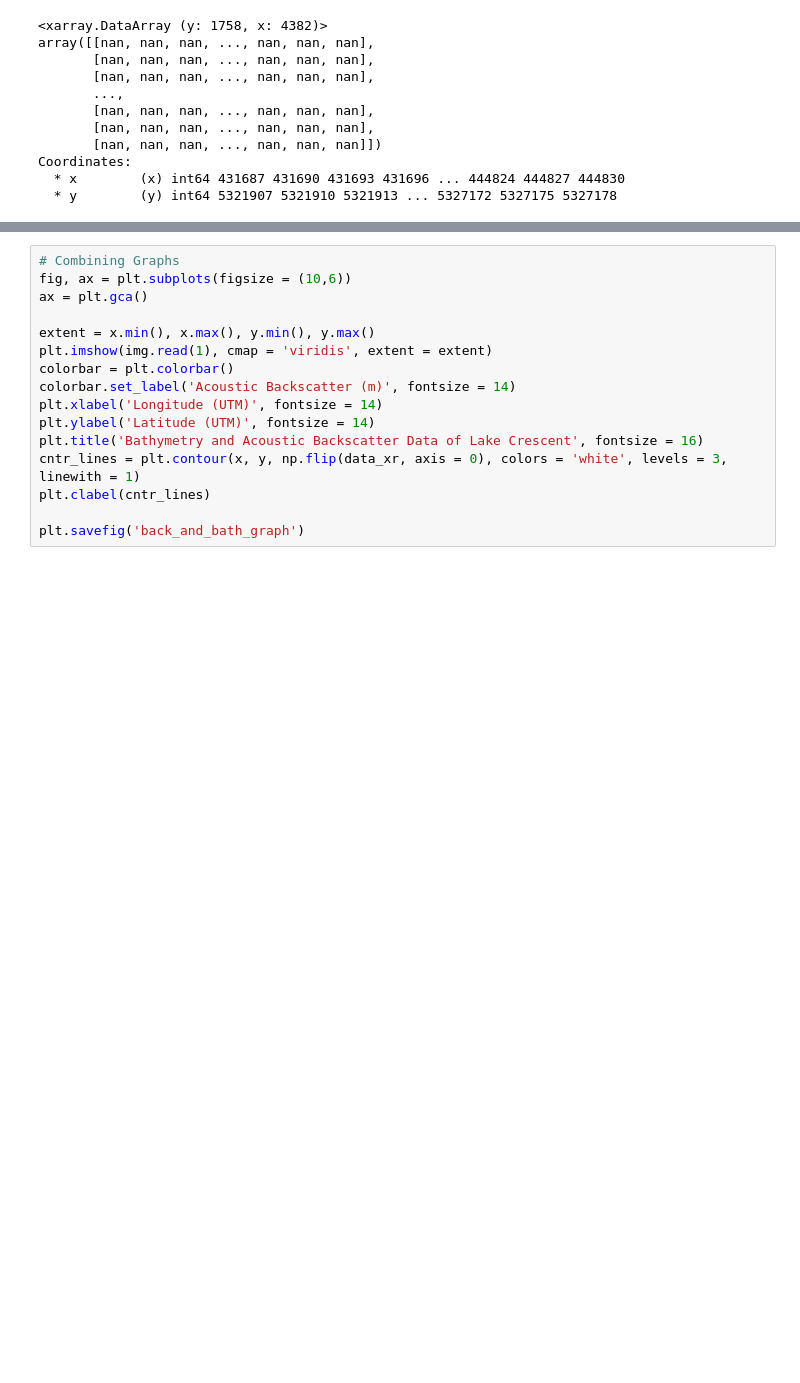
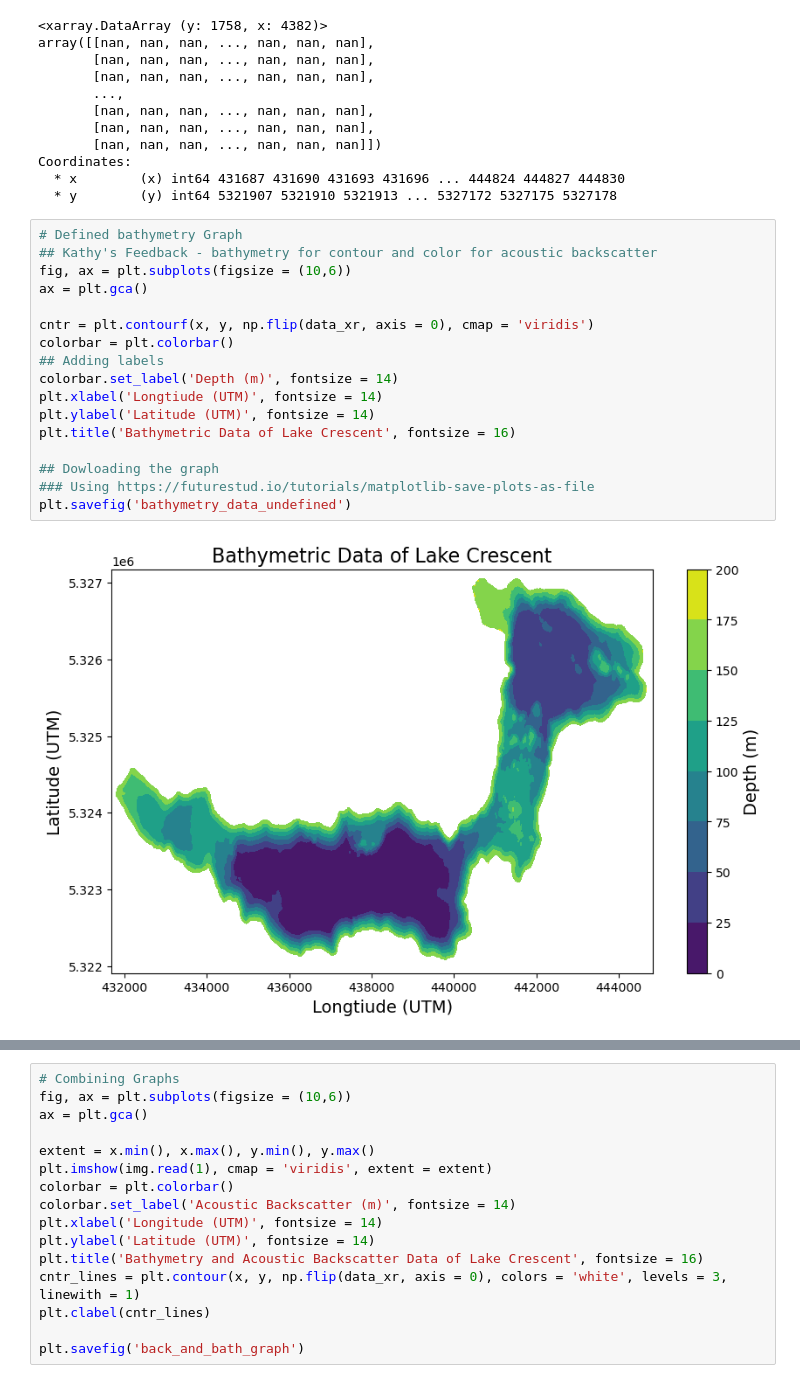
Before and after one commit to mhavely/Havely.M_FinalProject, a Jupyter notebook: project_code_full.ipynb, the cells around one changed output, grey strips where cells are left out. Saved outputs shown, nothing was run; the diff lists cells and outputs as text; blank space fills up the shorter version.

```diff
--- a/project_code_full.ipynb
+++ b/project_code_full.ipynb
@@ -105,4 +96,23 @@ array([[nan, nan, nan, ..., nan, nan, nan],
 Coordinates:
   * x        (x) int64 431687 431690 431693 431696 ... 444824 444827 444830
   * y        (y) int64 5321907 5321910 5321913 ... 5327172 5327175 5327178
+# %%
+# Defined bathymetry Graph
+## Kathy's Feedback - bathymetry for contour and color for acoustic backscatter
+fig, ax = plt.subplots(figsize = (10,6))
+ax = plt.gca()
+
+cntr = plt.contourf(x, y, np.flip(data_xr, axis = 0), cmap = 'viridis')
+colorbar = plt.colorbar()
+## Adding labels
+colorbar.set_label('Depth (m)', fontsize = 14)
+plt.xlabel('Longtiude (UTM)', fontsize = 14)
+plt.ylabel('Latitude (UTM)', fontsize = 14)
+plt.title('Bathymetric Data of Lake Crescent', fontsize = 16)
+
+## Dowloading the graph
+### Using https://futurestud.io/tutorials/matplotlib-save-plots-as-file
+plt.savefig('bathymetry_data_undefined')
+# %% [output]
+[figure, added]
 # %%
```
Also changed, not shown: parts of 14 cells of this notebook, 4 other files.
